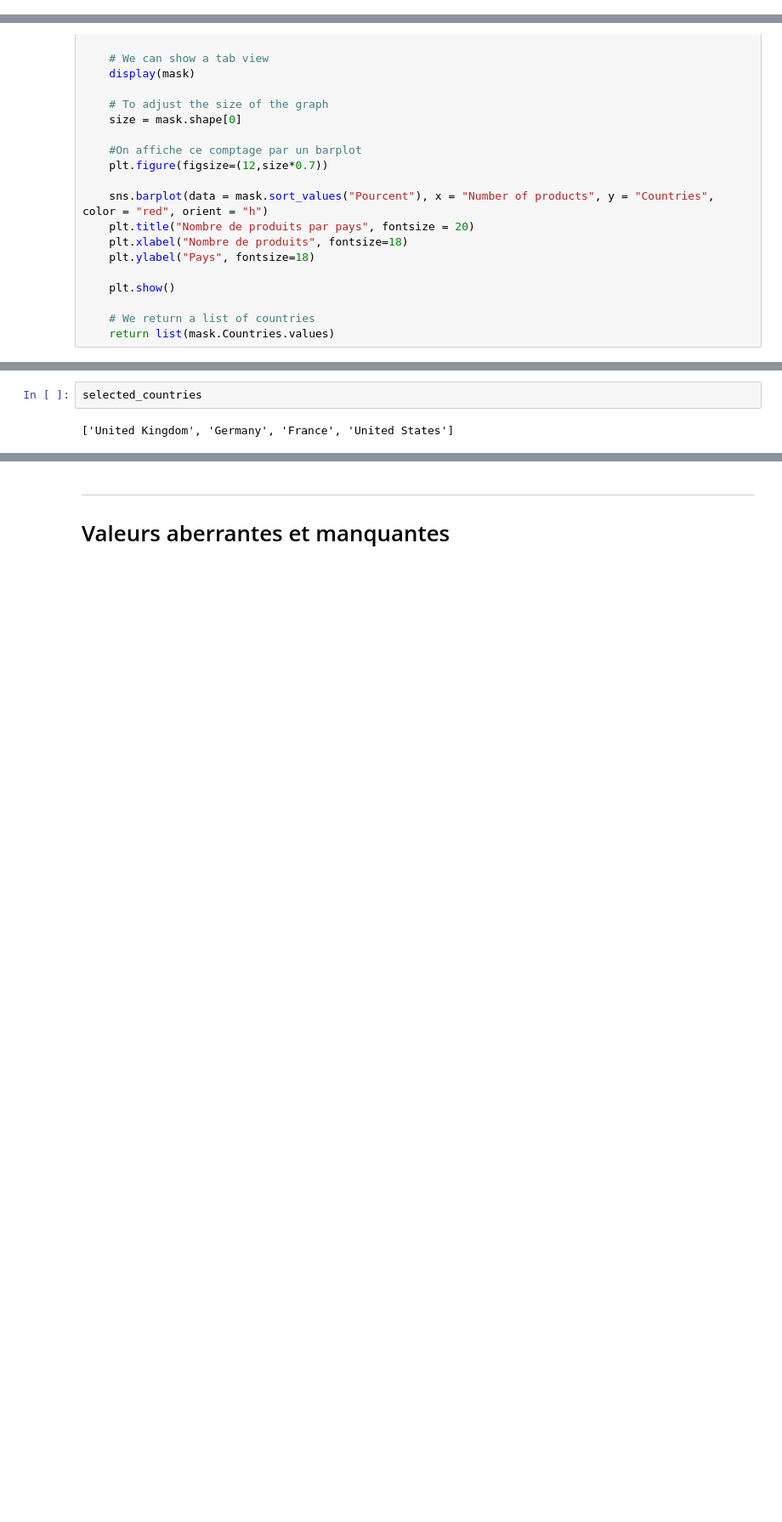
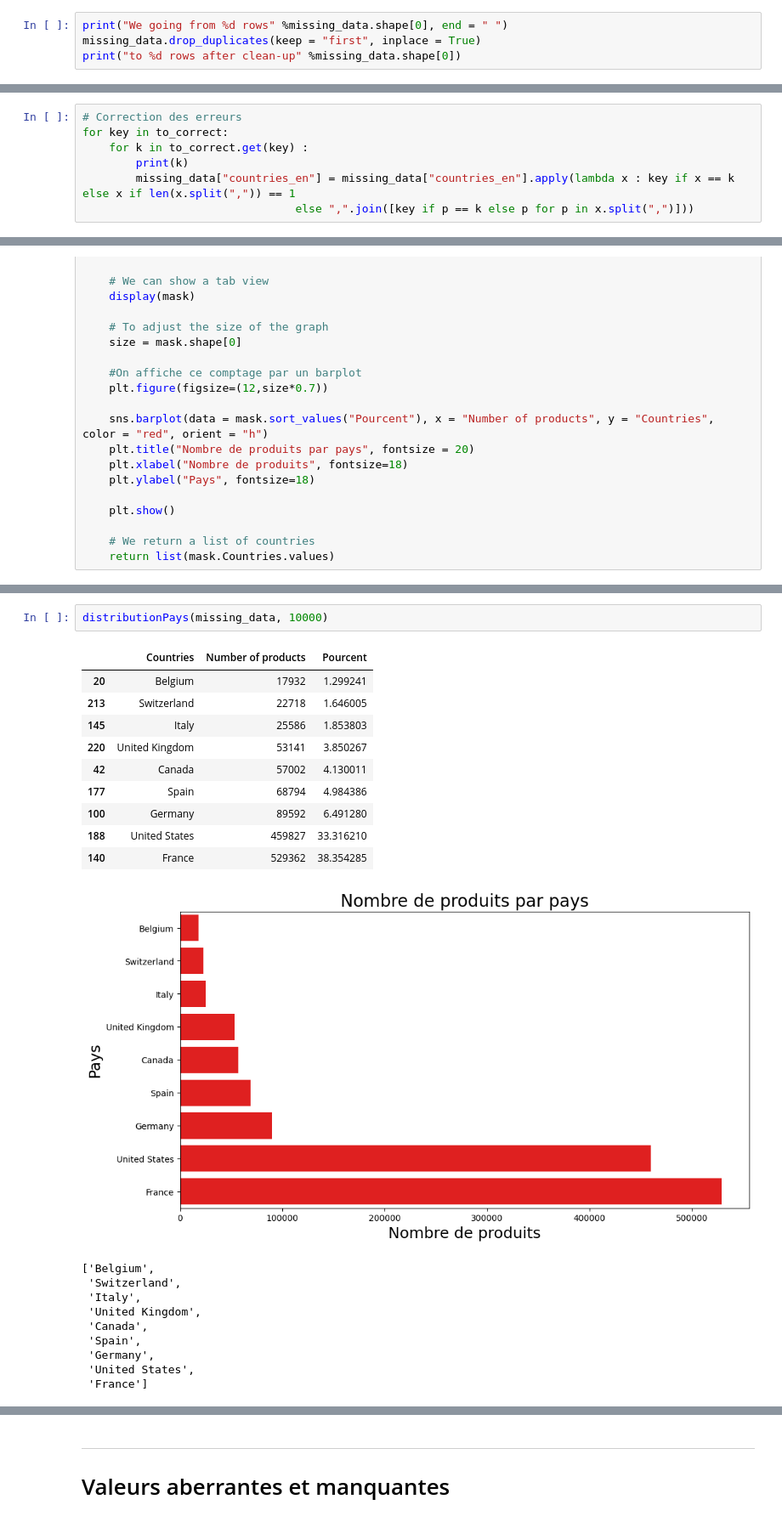
Before and after one commit to RubenHf/project_nutrition, a Jupyter notebook: notebooks/1_notebook_nettoyage_112023.ipynb, the cells around one changed output, grey strips where cells are left out. Shown at 85% size. Drawn from its saved outputs; the diff is of its cells as text; blank space fills up the shorter version.

```diff
--- a/notebooks/1_notebook_nettoyage_112023.ipynb
+++ b/notebooks/1_notebook_nettoyage_112023.ipynb
@@ -591,0 +637,4 @@ We going from 417471 rows to 417465 rows after clean-up
+# %%
+print("We going from %d rows" %missing_data.shape[0], end = " ")
+missing_data.drop_duplicates(keep = "first", inplace = True)
+print("to %d rows after clean-up" %missing_data.shape[0])
@@ -845,0 +908,7 @@ We going from 417465 rows to 417401 rows after clean-up
+# %%
+# Correction des erreurs
+for key in to_correct:
+    for k in to_correct.get(key) :
+        print(k)
+        missing_data["countries_en"] = missing_data["countries_en"].apply(lambda x : key if x == k else x if len(x.split(",")) == 1
+                                else ",".join([key if p == k else p for p in x.split(",")]))
@@ -906,4 +1000,23 @@ selected_countries = distributionPays(data, 10000)
-# %%
-selected_countries
-# %% [output]
-['United Kingdom', 'Germany', 'France', 'United States']
+# %%
+distributionPays(missing_data, 10000)
+# %% [output]
+|  | Countries | Number of products | Pourcent |
+| 20 | Belgium | 17932 | 1.299241 |
+| 213 | Switzerland | 22718 | 1.646005 |
+| 145 | Italy | 25586 | 1.853803 |
+| 220 | United Kingdom | 53141 | 3.850267 |
+| 42 | Canada | 57002 | 4.130011 |
+| 177 | Spain | 68794 | 4.984386 |
+| 100 | Germany | 89592 | 6.491280 |
+| 188 | United States | 459827 | 33.316210 |
+| 140 | France | 529362 | 38.354285 |
+[figure, added]
+['Belgium',
+ 'Switzerland',
+ 'Italy',
+ 'United Kingdom',
+ 'Canada',
+ 'Spain',
+ 'Germany',
+ 'United States',
+ 'France']
```
Also changed, not shown: parts of 63 cells of this notebook, 3 other files.
